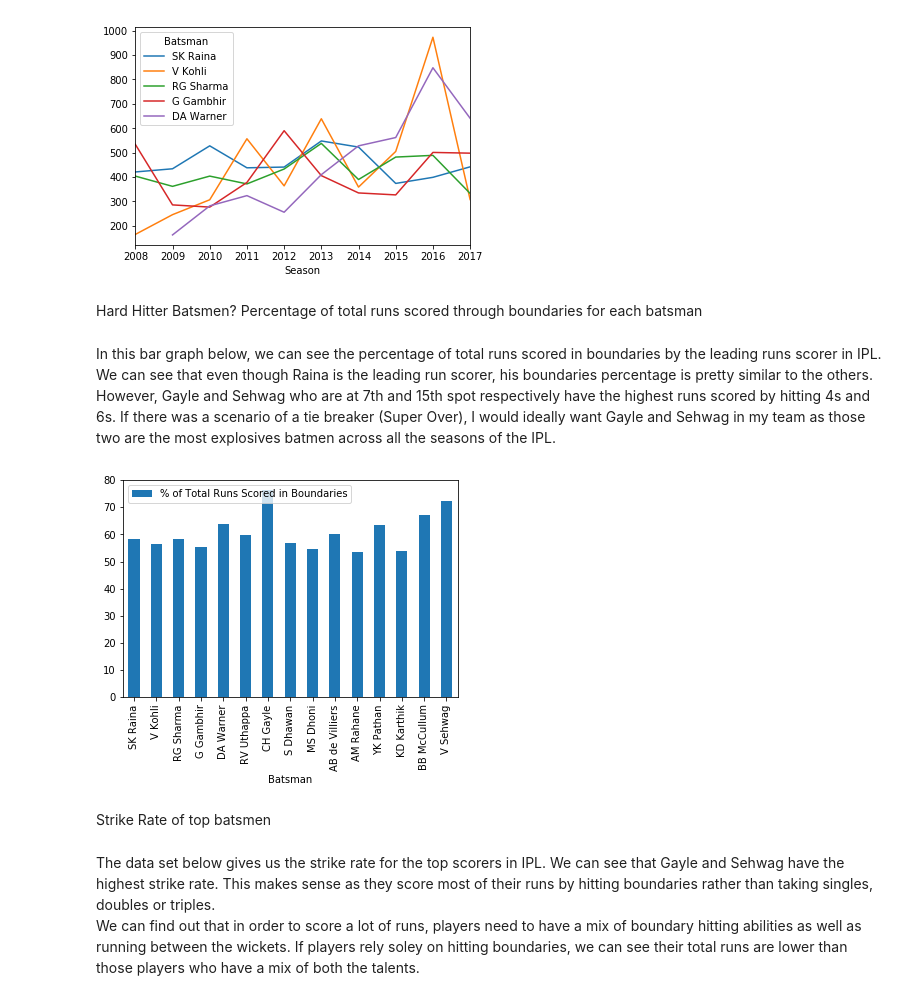
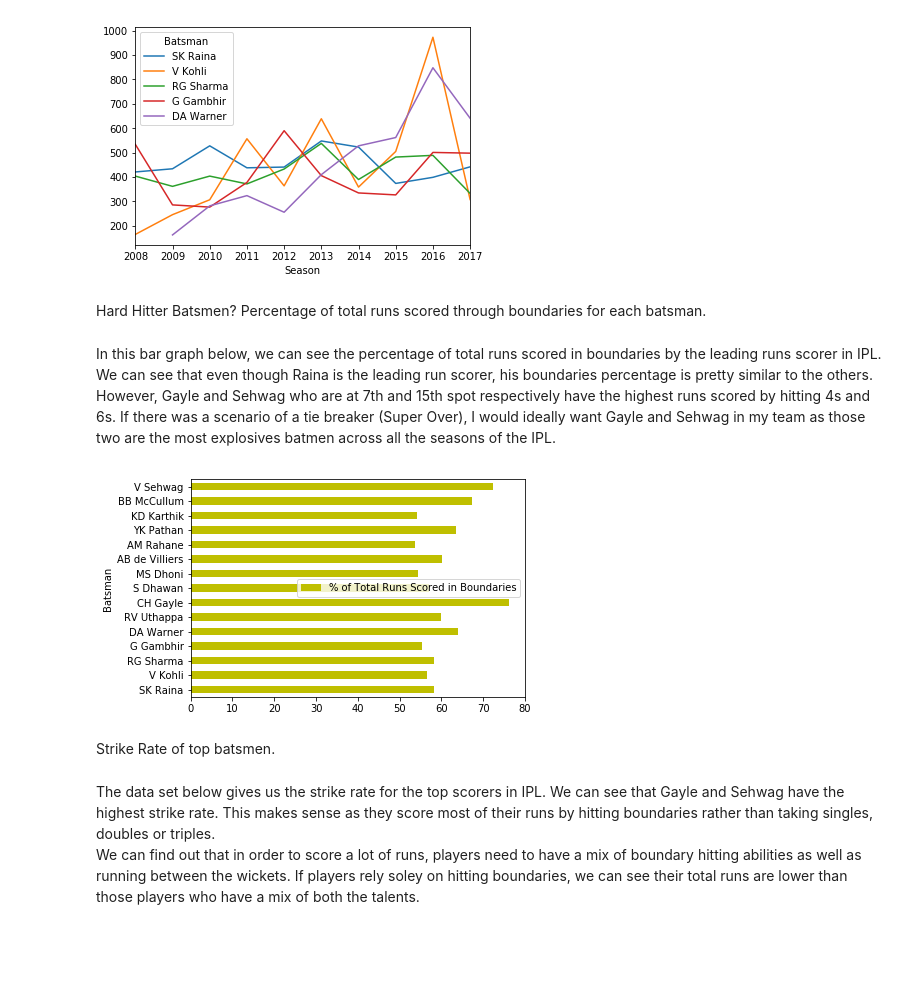
Before and after one commit to jsharpna/STA-141B-Project, a Jupyter notebook: PrasrayPatelsta141bfinal.ipynb, the cells around one changed output. Saved outputs shown, nothing was run; the diff lists cells and outputs as text; code cells hidden in the pictures; blank space fills up the shorter version.

```diff
--- a/PrasrayPatelsta141bfinal.ipynb
+++ b/PrasrayPatelsta141bfinal.ipynb
@@ -85,7 +92,7 @@ To make things readable, I abbreviated all the team names.
 I have dropped the umpire 3 column since all of them have NaN values.
 # %%
 matches["type"] = "pre-qualifier"
-for year in range(2008, 2017):
+for year in range(2008, 2018):
    qualifiers_final = matches[matches['season']==year][-1:].index.values[0]
    matches = matches.set_value(qualifiers_final, "type", "Final")
    matches = matches.set_value(qualifiers_final-1, "type", "Qualifier 2")
@@ -95,7 +102,6 @@ for year in range(2008, 2017):
 matches.groupby(["type"])["id"].count()
 
 #Replacing the Team Names with their abbreviations
-
 matches.replace(['Mumbai Indians','Kolkata Knight Riders','Royal Challengers Bangalore','Deccan Chargers','Chennai Super Kings',
                  'Rajasthan Royals','Delhi Daredevils','Gujarat Lions','Kings XI Punjab',
                  'Sunrisers Hyderabad','Rising Pune Supergiants','Kochi Tuskers Kerala','Pune Warriors','Rising Pune Supergiant']
@@ -225,21 +228,21 @@ plt.show()
 # %% [output]
 [figure]
 # %% [markdown]
-Hard Hitter Batsmen? Percentage of total runs scored through boundaries for each batsman
+Hard Hitter Batsmen? Percentage of total runs scored through boundaries for each batsman.
 # %% [markdown]
 In this bar graph below, we can see the percentage of total runs scored in boundaries by the leading runs scorer in IPL. We can see that even though Raina is the leading run scorer, his boundaries percentage is pretty similar to the others. However, Gayle and Sehwag who are at 7th and 15th spot respectively have the highest runs scored by hitting 4s and 6s.
 If there was a scenario of a tie breaker (Super Over), I would ideally want Gayle and Sehwag in my team as those two are the most explosives batmen across all the seasons of the IPL.
 # %%
 boundaries_runs = MatchRecord_Batsmen.groupby(['Batsman'])['Batsman Runs', 'Fours', 'Sixes'].sum().reset_index()
 boundaries_runs['Boundaries'] = (boundaries_runs['Fours'] * 4) + (boundaries_runs['Sixes'] * 6)
 boundaries_runs['% of Total Runs Scored in Boundaries'] = np.round(boundaries_runs['Boundaries'] / boundaries_runs['Batsman Runs'] * 100, 2)
 boundaries_runs = boundaries_runs.sort_values(by = 'Batsman Runs', ascending = False)
-boundaries_runs[:15].plot(x= 'Batsman', y = '% of Total Runs Scored in Boundaries', kind = 'bar')
+boundaries_runs[:15].plot(x= 'Batsman', y = '% of Total Runs Scored in Boundaries', kind = 'barh', color='y')
 plt.show()
 # %% [output]
-[figure, old version]
+[figure, new version]
 # %% [markdown]
-Strike Rate of top batsmen
+Strike Rate of top batsmen.
 # %% [markdown]
 The data set below gives us the strike rate for the top scorers in IPL. We can see that Gayle and Sehwag have the highest strike rate. This makes sense as they score most of their runs by hitting boundaries rather than taking singles, doubles or triples.
 We can find out that in order to score a lot of runs, players need to have a mix of boundary hitting abilities as well as running between the wickets. If players rely soley on hitting boundaries, we can see their total runs are lower than those players who have a mix of both the talents.
```
Also changed, not shown: parts of 29 cells of this notebook, 5 other files.
